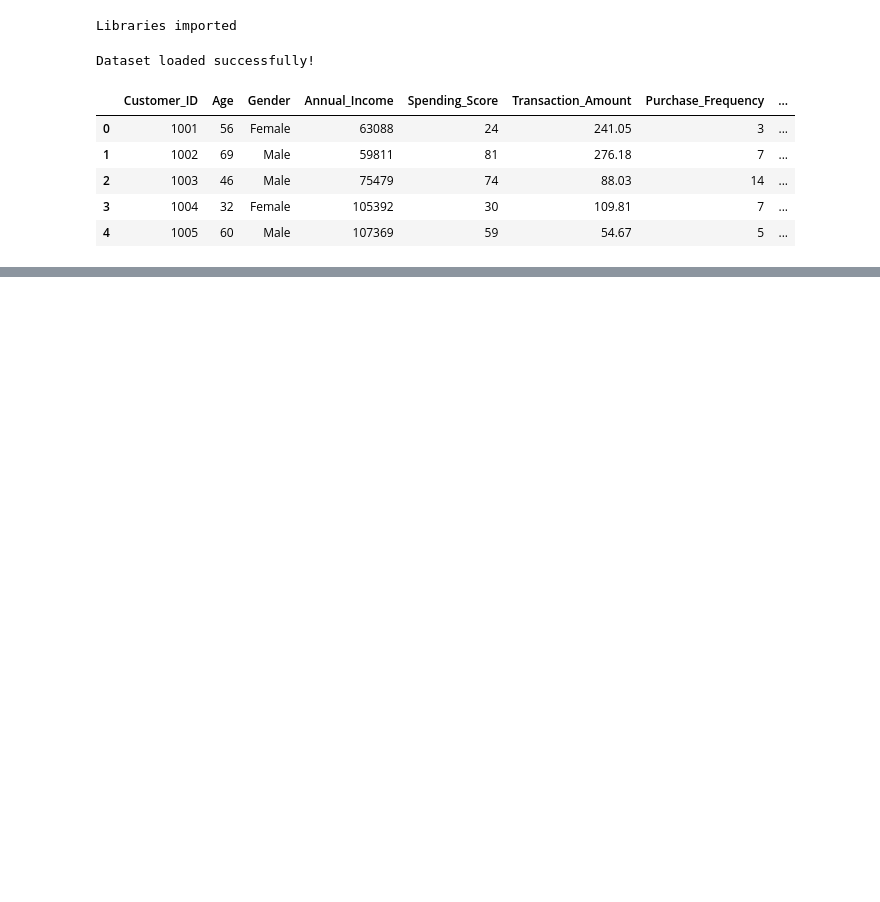
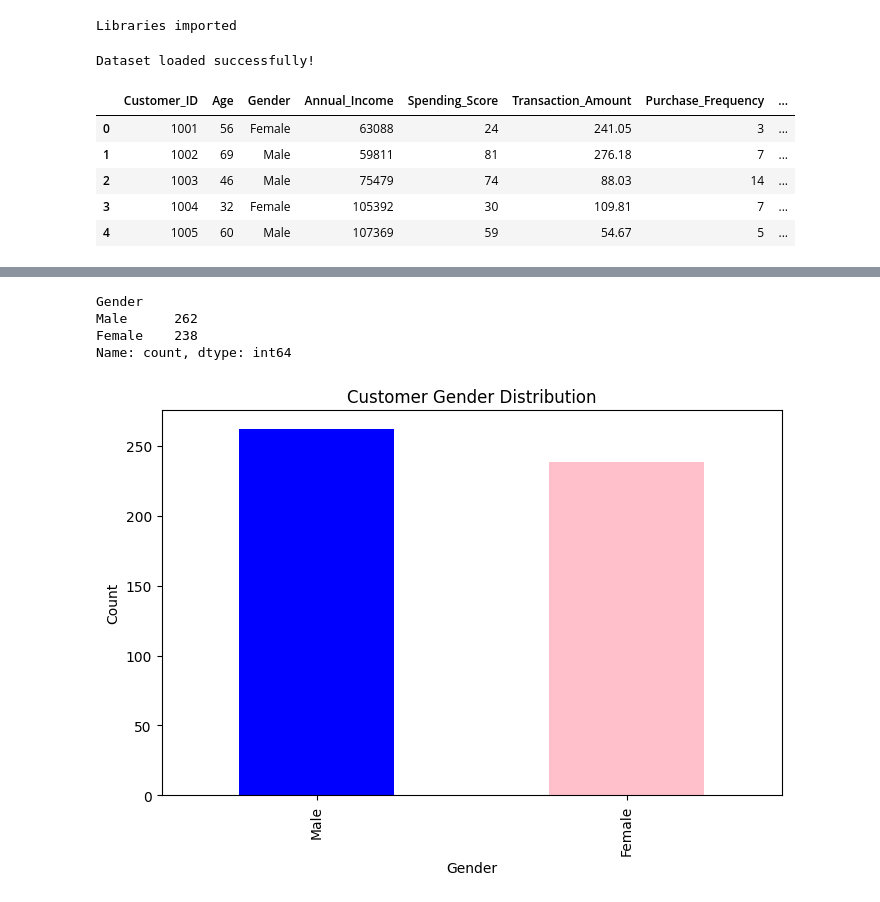
Before and after one commit to ann2018nyamu/Machine_Learning-Project, a Jupyter notebook: customer_analysis.ipynb, the cells around one changed output, grey strips where cells are left out. Cells and saved outputs as stored; diff of their text form; code cells hidden in the pictures; blank space fills up the shorter version.

```diff
--- a/customer_analysis.ipynb
+++ b/customer_analysis.ipynb
@@ -22,0 +79,18 @@ Dataset loaded successfully!
+# %%
+# Count Male & Female Customers
+gender_counts = df["Gender"].value_counts()
+print(gender_counts)
+
+# Visualizing gender Distribution
+plt.figure(figsize=(8, 5))
+gender_counts.plot(kind='bar', color=['blue', 'pink'])
+plt.title("Customer Gender Distribution")
+plt.xlabel("Gender")
+plt.ylabel("Count")
+plt.show()
+# %% [output]
+Gender
+Male      262
+Female    238
+Name: count, dtype: int64
+[figure, added]
```
Also changed, not shown: parts of 10 cells of this notebook.
